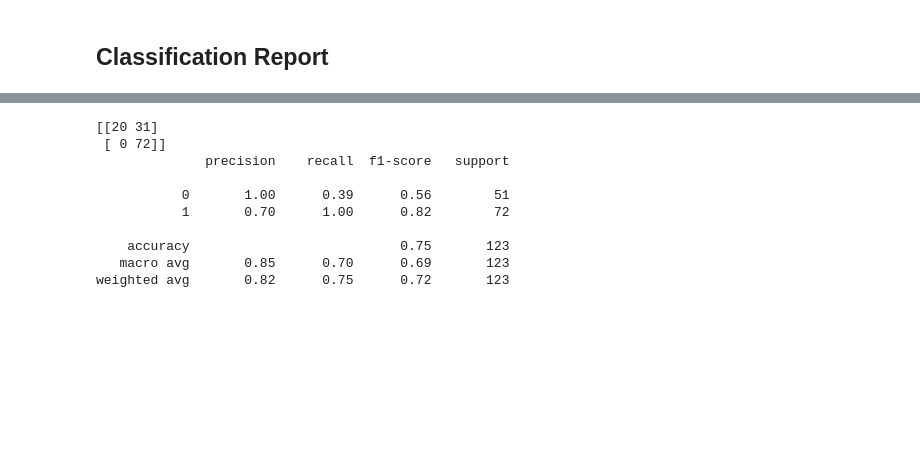
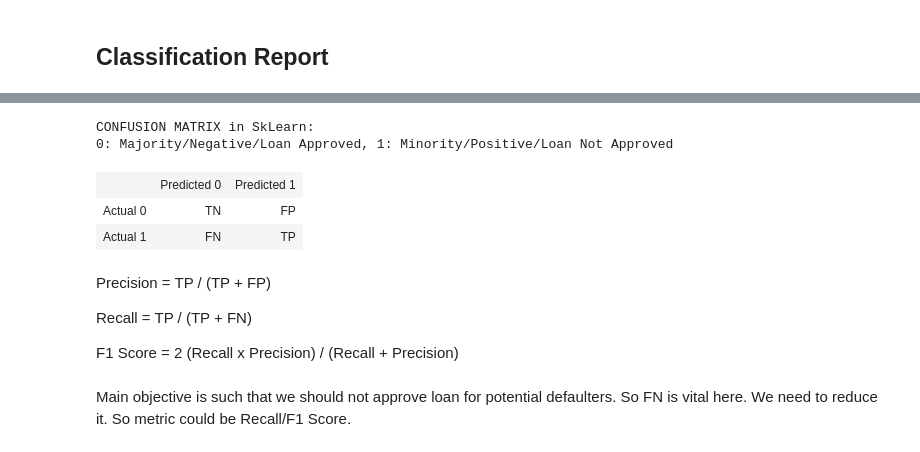
Before and after one commit to hrisav/loan-acceptance, a Jupyter notebook: Loan_Acceptance.ipynb, the cells around one changed output, grey strips where cells are left out. Drawn from its saved outputs; the diff is of its cells as text; code cells hidden in the pictures; blank space fills up the shorter version.

```diff
--- a/Loan_Acceptance.ipynb
+++ b/Loan_Acceptance.ipynb
@@ -615,23 +627,24 @@ weighted avg       0.65      0.66      0.64       123
-# %%
-from sklearn.metrics import classification_report, confusion_matrix
-from sklearn.model_selection import train_test_split
-from sklearn.linear_model import LogisticRegression
-
-X_train, X_test, y_train, y_test = train_test_split(X, y, test_size=0.20, random_state=20)
-model = LogisticRegression(random_state=20)
-model.fit(X_train, y_train)
-y_preds = model.predict(X_test)
-
-print(confusion_matrix(y_test, y_preds))
-print(classification_report(y_test, y_preds))
-# %% [output]
-[[20 31]
- [ 0 72]]
-              precision    recall  f1-score   support
-
-           0       1.00      0.39      0.56        51
-           1       0.70      1.00      0.82        72
-
-    accuracy                           0.75       123
-   macro avg       0.85      0.70      0.69       123
-weighted avg       0.82      0.75      0.72       123
+# %%
+from IPython.display import HTML, display
+import tabulate
+print('CONFUSION MATRIX in SkLearn:')
+print('0: Majority/Negative/Loan Approved, 1: Minority/Positive/Loan Not Approved')
+print()
+table = [['','Predicted 0','Predicted 1'],
+         ['Actual 0','TN','FP'],
+         ['Actual 1','FN','TP']]
+display(HTML(tabulate.tabulate(table, tablefmt='html')))
+# %% [output]
+CONFUSION MATRIX in SkLearn:
+0: Majority/Negative/Loan Approved, 1: Minority/Positive/Loan Not Approved
+|  | Predicted 0 | Predicted 1 |
+| Actual 0 | TN | FP |
+| Actual 1 | FN | TP |
+# %% [markdown]
+Precision = TP / (TP + FP)
+
+Recall = TP / (TP + FN)
+
+F1 Score = 2 (Recall x Precision) / (Recall + Precision)
+# %% [markdown]
+Main objective is such that we should not approve loan for potential defaulters. So FN is vital here. We need to reduce it. So metric could be Recall/F1 Score.
```
Also changed, not shown: parts of 38 cells of this notebook.
